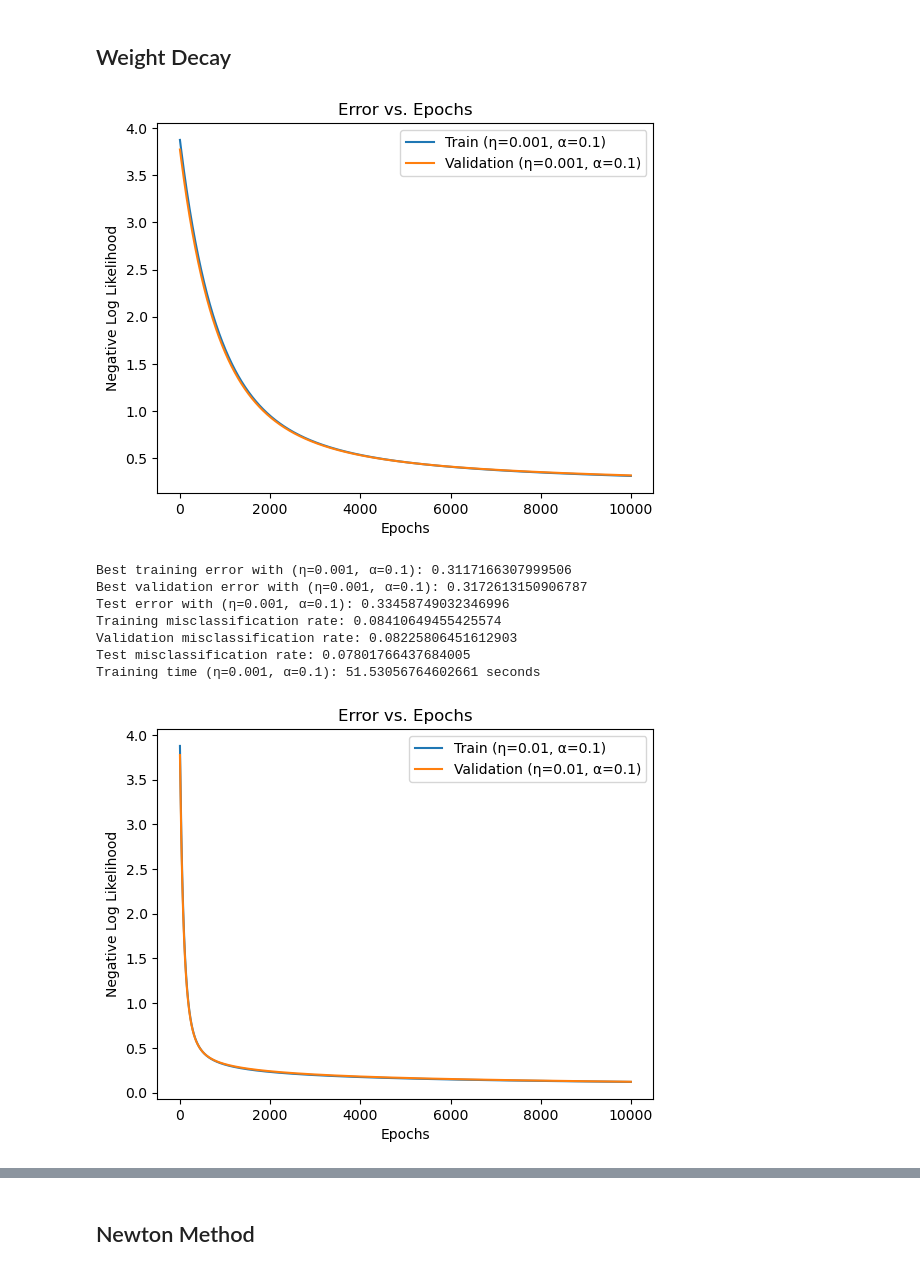
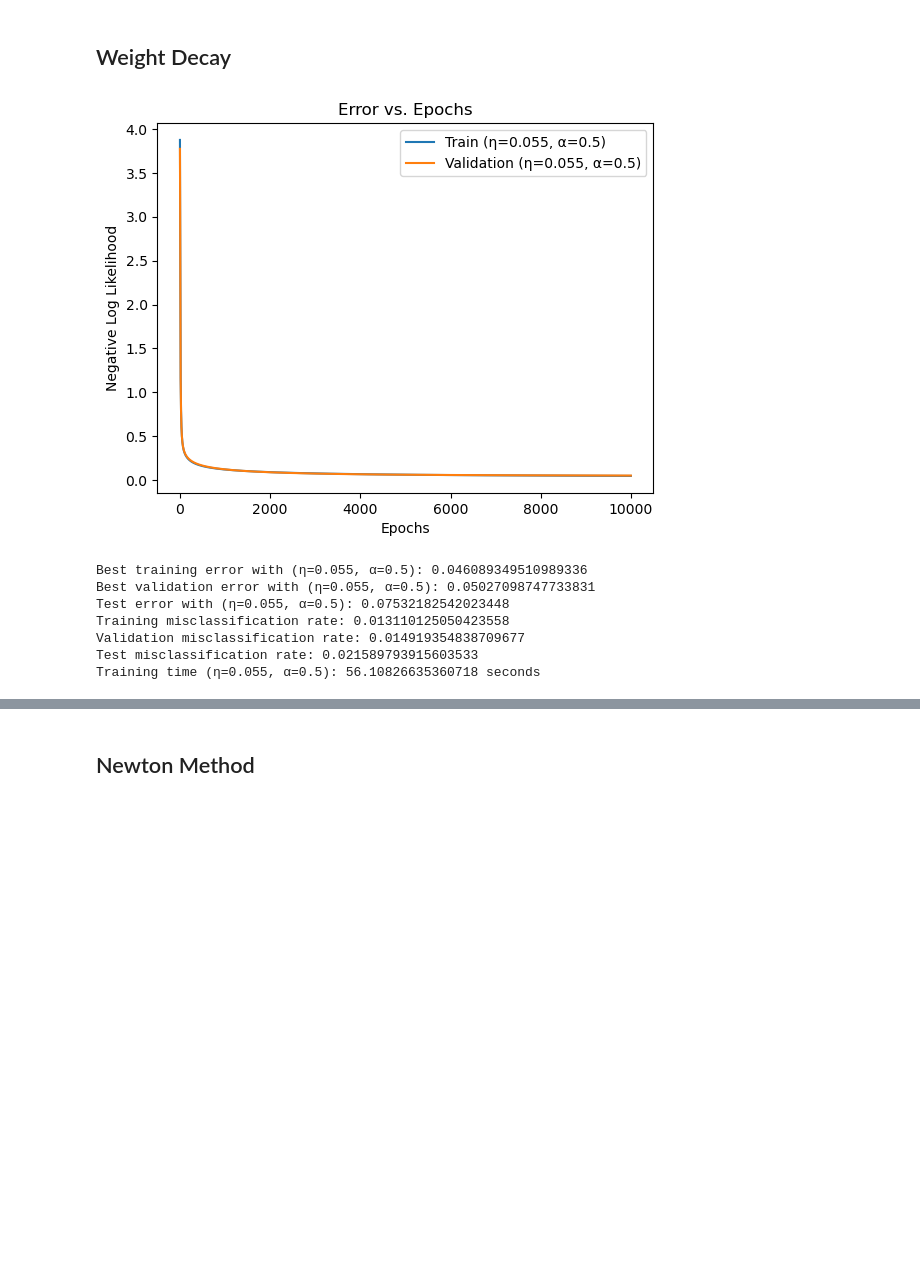
Before and after one commit to JvPost/CDSML, a Jupyter notebook: assignment4.ipynb, the cells around one changed output, grey strips where cells are left out. Cells and saved outputs as stored; diff of their text form; code cells hidden in the pictures; blank space fills up the shorter version.

```diff
--- a/assignment4.ipynb
+++ b/assignment4.ipynb
@@ -315,7 +315,7 @@ Training time (η=0.1, α=0.9): 0.08918499946594238 seconds
 ## Weight Decay
 # %%
 # redefine gradient
-def gradient_weight_decay(x, y_pred, t, prev_delta_w, alpha, lmbda):
+def gradient_weight_decay(x, y_pred, t, w, prev_delta_w, alpha, lmbda):
     nll_gradient = np.dot(x.T, (y_pred - t)) / len(x)
     regularization_term = lmbda* w / x.shape[1]
     momentum_term = alpha * prev_delta_w
@@ -349,57 +349,58 @@ def train_weight_decay(x, t, w, learning_rate, epochs, alpha, lmbda, x_val=None,
 
             best_val_error = min(best_val_error, current_val_error)
 
-        delta_w = gradient_weight_decay(x, y_pred, t, prev_delta_w, alpha, lmbda)
+        delta_w = gradient_weight_decay(x, y_pred, t, w, prev_delta_w, alpha, lmbda)
         w += learning_rate * delta_w
         prev_delta_w = delta_w
 
     return w, train_errors, val_errors, best_train_error, best_val_error
 # %%
 # training loop
-alpha = 0.1
+alpha = 0.5
 lmbda = .1
 
-for eta in learning_rates:
-    start_time = time.time()
+# for eta in learning_rates:
 
-    w, train_errors, val_errors, best_train_error, best_val_error = train_weight_decay(train_images_bias, train_labels, w_init.copy(), eta,
-                                                                                       10000, alpha, lmbda, val_images_bias, val_labels)
+eta = 0.055
+start_time = time.time()
 
-    end_time = time.time()
-    elapsed_time = end_time - start_time
+w, train_errors, val_errors, best_train_error, best_val_error = train_weight_decay(train_images_bias, train_labels, w_init.copy(), eta,
+                                                                                    10000, alpha, lmbda, val_images_bias, val_labels)
 
-    plt.plot(train_errors, label=f'Train (η={eta}, α={alpha})')
-    plt.plot(val_errors, label=f'Validation (η={eta}, α={alpha})')
-    plt.xlabel('Epochs')
-    plt.ylabel('Negative Log Likelihood')
-    plt.legend()
-    plt.title('Error vs. Epochs')
-    plt.show()
+end_time = time.time()
+elapsed_time = end_time - start_time
 
-    y_train_pred = predict(train_images_bias, w)
-    train_misclass_rate = misclassification_rate(y_train_pred, train_labels)
+plt.plot(train_errors, label=f'Train (η={eta}, α={alpha})')
+plt.plot(val_errors, label=f'Validation (η={eta}, α={alpha})')
+plt.xlabel('Epochs')
+plt.ylabel('Negative Log Likelihood')
+plt.legend()
+plt.title('Error vs. Epochs')
+plt.show()
 
-    y_val_pred = predict(val_images_bias, w)
-    val_misclass_rate = misclassification_rate(y_val_pred, val_labels)
+y_train_pred = predict(train_images_bias, w)
+train_misclass_rate = misclassification_rate(y_train_pred, train_labels)
 
-    y_test_pred = predict(test_images_bias, w)
-    test_error = NLL(y_test_pred, test_labels)
-    test_misclass_rate = misclassification_rate(y_test_pred, test_labels)
+y_val_pred = predict(val_images_bias, w)
+val_misclass_rate = misclassification_rate(y_val_pred, val_labels)
 
-    print(f"Best training error with (η={eta}, α={alpha}): {best_train_error}")
-    print(f"Best validation error with (η={eta}, α={alpha}): {best_val_error}")
-    print(f"Test error with (η={eta}, α={alpha}): {test_error}")
-    print(f"Training misclassification rate: {train_misclass_rate}")
-    print(f"Validation misclassification rate: {val_misclass_rate}")
-    print(f"Test misclassification rate: {test_misclass_rate}")
-    print(f"Training time (η={eta}, α={alpha}): {elapsed_time} seconds")
+y_test_pred = predict(test_images_bias, w)
+test_error = NLL(y_test_pred, test_labels)
+test_misclass_rate = misclassification_rate(y_test_pred, test_labels)
+
+print(f"Best training error with (η={eta}, α={alpha}): {best_train_error}")
+print(f"Best validation error with (η={eta}, α={alpha}): {best_val_error}")
+print(f"Test error with (η={eta}, α={alpha}): {test_error}")
+print(f"Training misclassification rate: {train_misclass_rate}")
+print(f"Validation misclassification rate: {val_misclass_rate}")
+print(f"Test misclassification rate: {test_misclass_rate}")
+print(f"Training time (η={eta}, α={alpha}): {elapsed_time} seconds")
 # %% [output]
-[figure, old version]
+[figure, new version]
-Best training error with (η=0.001, α=0.1): 0.3117166307999506
-Best validation error with (η=0.001, α=0.1): 0.3172613150906787
-Test error with (η=0.001, α=0.1): 0.33458749032346996
-Training misclassification rate: 0.08410649455425574
-Validation misclassification rate: 0.08225806451612903
-Test misclassification rate: 0.07801766437684005
-Training time (η=0.001, α=0.1): 51.53056764602661 seconds
+Best training error with (η=0.055, α=0.5): 0.046089349510989336
+Best validation error with (η=0.055, α=0.5): 0.05027098747733831
+Test error with (η=0.055, α=0.5): 0.07532182542023448
+Training misclassification rate: 0.013110125050423558
+Validation misclassification rate: 0.014919354838709677
+Test misclassification rate: 0.021589793915603533
+Training time (η=0.055, α=0.5): 56.10826635360718 seconds
-[figure, removed]
```
Also changed, not shown: parts of 6 cells of this notebook.
